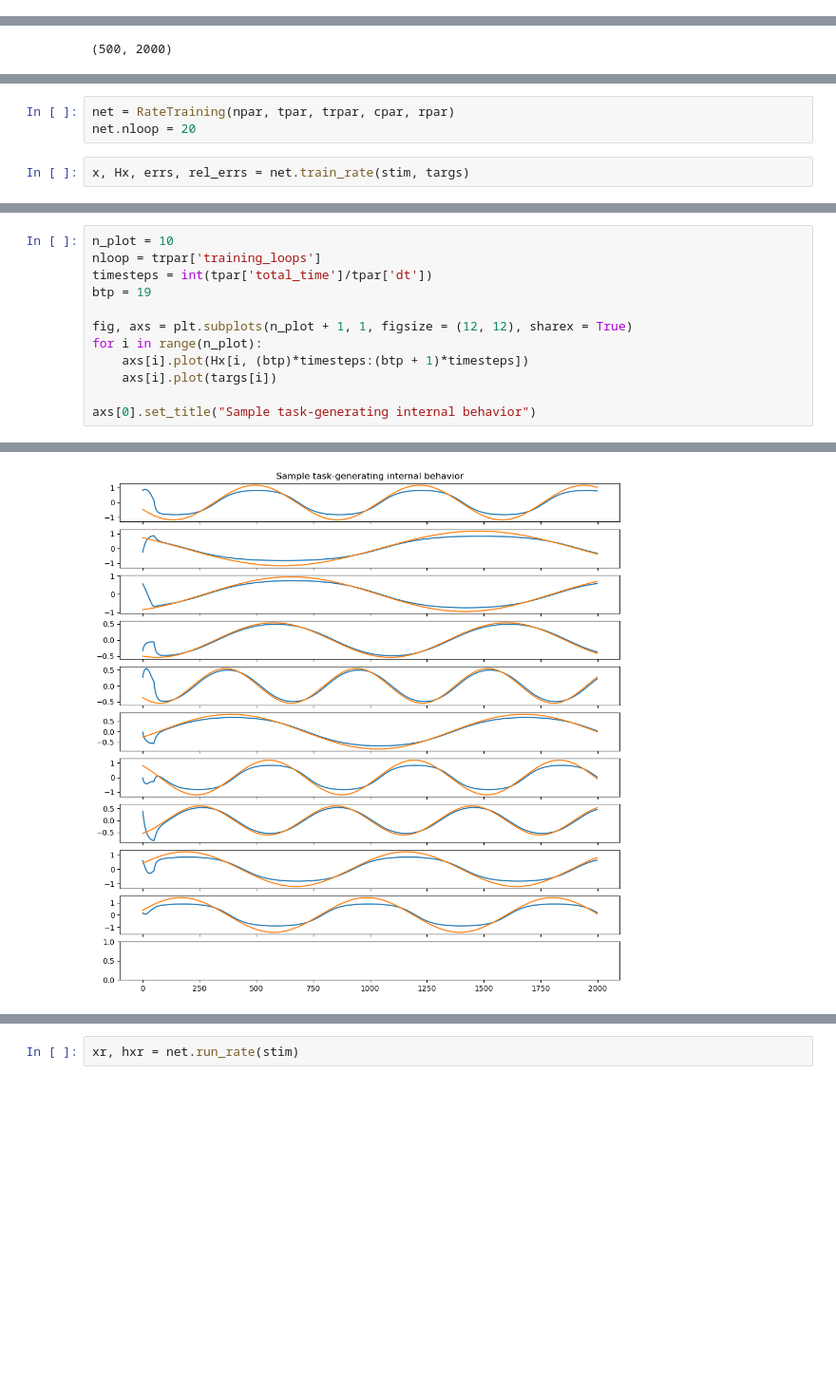
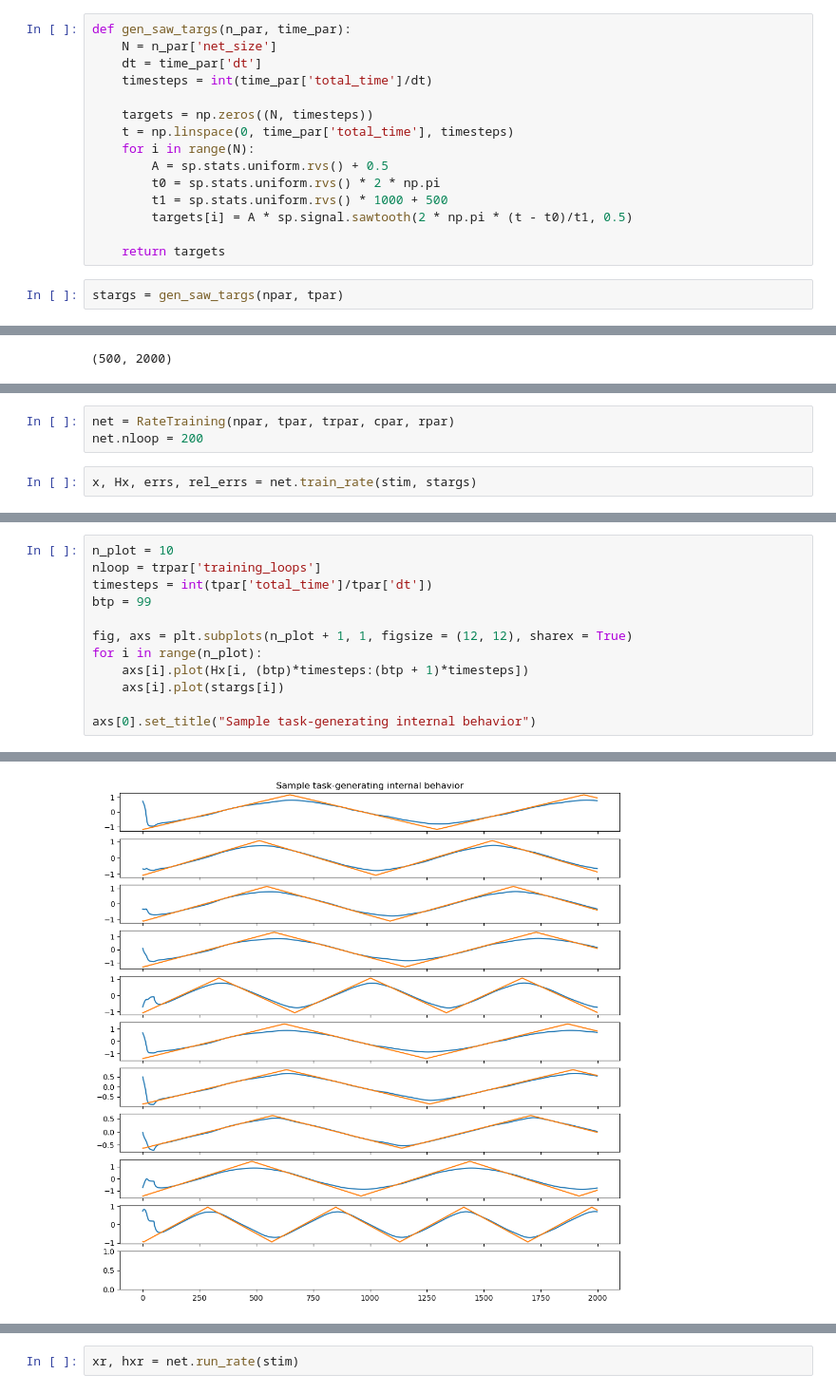
Before and after one commit to Sam-q-3736/srnn_rls, a Jupyter notebook: rate_testing.ipynb, the cells around one changed output, grey strips where cells are left out. Shown at 95% size. Drawn from its saved outputs; the diff is of its cells as text; blank space fills up the shorter version.

Commit message:
sawtooth, added eigenvalues

```diff
--- a/rate_testing.ipynb
+++ b/rate_testing.ipynb
@@ -43,6 +34,23 @@ def gen_sine_targets(n_par, time_par):
         x = np.linspace(0, time_par['total_time'], timesteps)
         targets[i] = A * np.sin(2 * np.pi * (x - t0)/t1)
     return targets
+# %%
+def gen_saw_targs(n_par, time_par):
+    N = n_par['net_size']
+    dt = time_par['dt']
+    timesteps = int(time_par['total_time']/dt)
+
+    targets = np.zeros((N, timesteps))
+    t = np.linspace(0, time_par['total_time'], timesteps)
+    for i in range(N):
+        A = sp.stats.uniform.rvs() + 0.5
+        t0 = sp.stats.uniform.rvs() * 2 * np.pi
+        t1 = sp.stats.uniform.rvs() * 1000 + 500
+        targets[i] = A * sp.signal.sawtooth(2 * np.pi * (t - t0)/t1, 0.5)
+
+    return targets
+# %%
+stargs = gen_saw_targs(npar, tpar)
 # %%
 stim = gen_rand_stim(npar, tpar)
 # %%
@@ -60,7 +68,7 @@ plt.plot(stim[1])
 # %%
 net = RateTraining(npar, tpar, trpar, cpar, rpar)
-net.nloop = 20
+net.nloop = 200
 # %%
-x, Hx, errs, rel_errs = net.train_rate(stim, targs)
+x, Hx, errs, rel_errs = net.train_rate(stim, stargs)
 # %% [output]
 training trial 0
@@ -67,18 +86,18 @@ training trial 0
 # %%
 n_plot = 10
 nloop = trpar['training_loops']
 timesteps = int(tpar['total_time']/tpar['dt'])
-btp = 19
+btp = 99
 
 fig, axs = plt.subplots(n_plot + 1, 1, figsize = (12, 12), sharex = True)
 for i in range(n_plot):
     axs[i].plot(Hx[i, (btp)*timesteps:(btp + 1)*timesteps])
-    axs[i].plot(targs[i])
+    axs[i].plot(stargs[i])
 
 axs[0].set_title("Sample task-generating internal behavior")
 # %% [output]
 Text(0.5, 1.0, 'Sample task-generating internal behavior')
-[figure, old version]
+[figure, new version]
 # %%
 fig, axs = plt.subplots(1, 2)
 axs[0].plot(errs)
```
Also changed, not shown: parts of 10 cells of this notebook.
